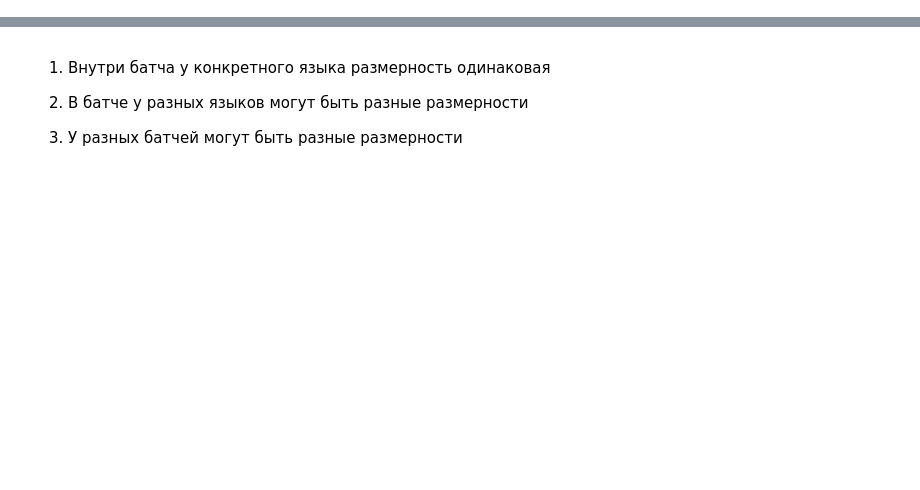
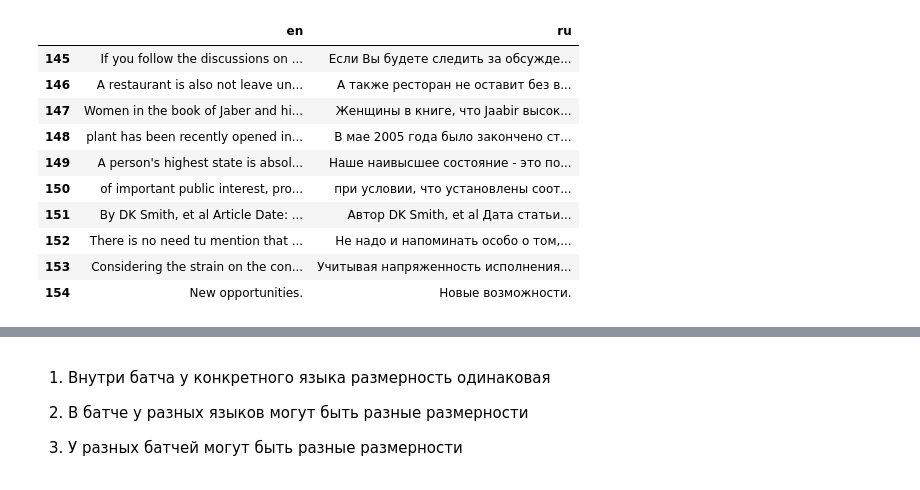
Before and after one commit to ledi-bruh/nlp-labs, a Jupyter notebook: notebooks/labs/lab3.ipynb, the cells around one changed output, grey strips where cells are left out. Drawn from its saved outputs; the diff is of its cells as text; code cells hidden in the pictures; blank space fills up the shorter version.

```diff
--- a/notebooks/labs/lab3.ipynb
+++ b/notebooks/labs/lab3.ipynb
@@ -142,0 +120,29 @@ len(tuple(ru_dp))
+# %%
+# exp = re.compile(r"""[^a-zA-Zа-яА-Я,.;:!?@'"\-0-9\)\(}{\]\[ ]""")
+exp = re.compile(r"""[^a-zA-Zа-яА-Я0-9 ]""")
+
+# ru_dp = (
+#     IterableWrapper(['/kaggle/input/yandex-corpus/src-train.txt'])
+#     .open_files('r', 'utf-8')
+#     .parse_csv(decode=True, delimiter='\n')
+#     .map('!!!!'.join)
+# #     .map(lambda x: re.sub(pattern=exp, repl=' ', string=x))
+# )
+# en_dp = (
+#     IterableWrapper(['/kaggle/input/yandex-corpus/tgt-train.txt'])
+#     .open_files('r', 'utf-8')
+#     .parse_csv(decode=True, delimiter='\n')
+#     .map('!!!!'.join)
+# #     .map(lambda x: re.sub(pattern=exp, repl=' ', string=x))
+# )
+
+N = 100_000
+
+df_en = pd.read_csv('/kaggle/input/yandex-corpus/src-train.txt', sep='\\n', header=None).rename(columns={0: 'en'}).sample(N, random_state=SEED).reset_index().drop(['index'], axis=1)
+df_ru = pd.read_csv('/kaggle/input/yandex-corpus/tgt-train.txt', sep='\\n', header=None).rename(columns={0: 'ru'}).sample(N, random_state=SEED).reset_index().drop(['index'], axis=1)
+
+en_dp = IterableWrapper(df_en['en'].iloc[:N].values).map(lambda x: re.sub(pattern=exp, repl=' ', string=x))
+ru_dp = IterableWrapper(df_ru['ru'].iloc[:N].values).map(lambda x: re.sub(pattern=exp, repl=' ', string=x))
+
+print_datapipe(en_dp, 2)
+print_datapipe(ru_dp, 2)
@@ -143,3 +156,18 @@ len(tuple(ru_dp))
+# %%
+df_en['ru'] = df_ru['ru']
+df_en[145:155]
+# %% [output]
+|  | en | ru |
+| 145 | If you follow the discussions on ... | Если Вы будете следить за обсужде... |
+| 146 | A restaurant is also not leave un... | А также ресторан не оставит без в... |
+| 147 | Women in the book of Jaber and hi... | Женщины в книге, что Jaabir высок... |
+| 148 | plant has been recently opened in... | В мае 2005 года было закончено ст... |
+| 149 | A person's highest state is absol... | Наше наивысшее состояние - это по... |
+| 150 | of important public interest, pro... | при условии, что установлены соот... |
+| 151 | By DK Smith, et al Article Date: ... | Автор DK Smith, et al Дата статьи... |
+| 152 | There is no need tu mention that ... | Не надо и напоминать особо о том,... |
+| 153 | Considering the strain on the con... | Учитывая напряженность исполнения... |
+| 154 | New opportunities. | Новые возможности. |
 # %%
 # from torch.utils.data import DataLoader, random_split
 # train_dataset, test_dataset = random_split(en_ru_dp, [0.75, 0.25])
```
Also changed, not shown: parts of 112 cells of this notebook.
